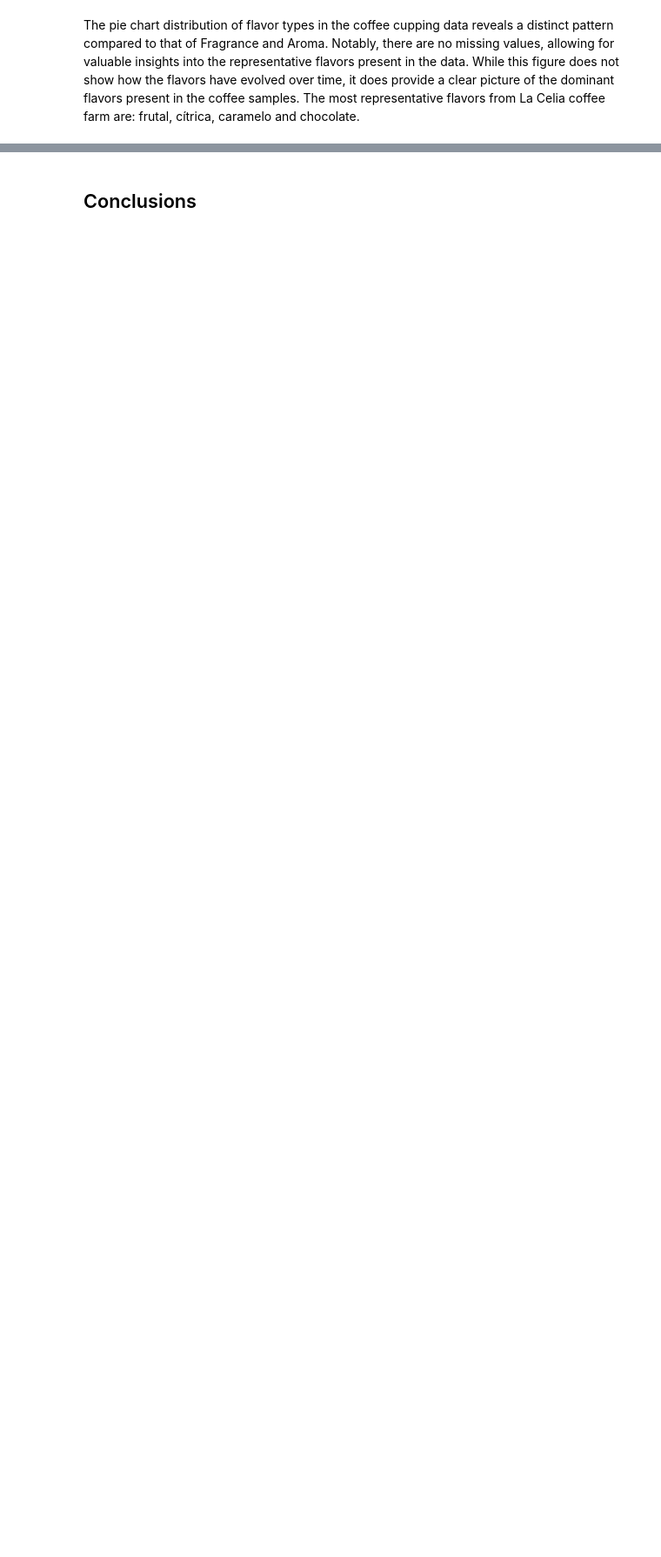
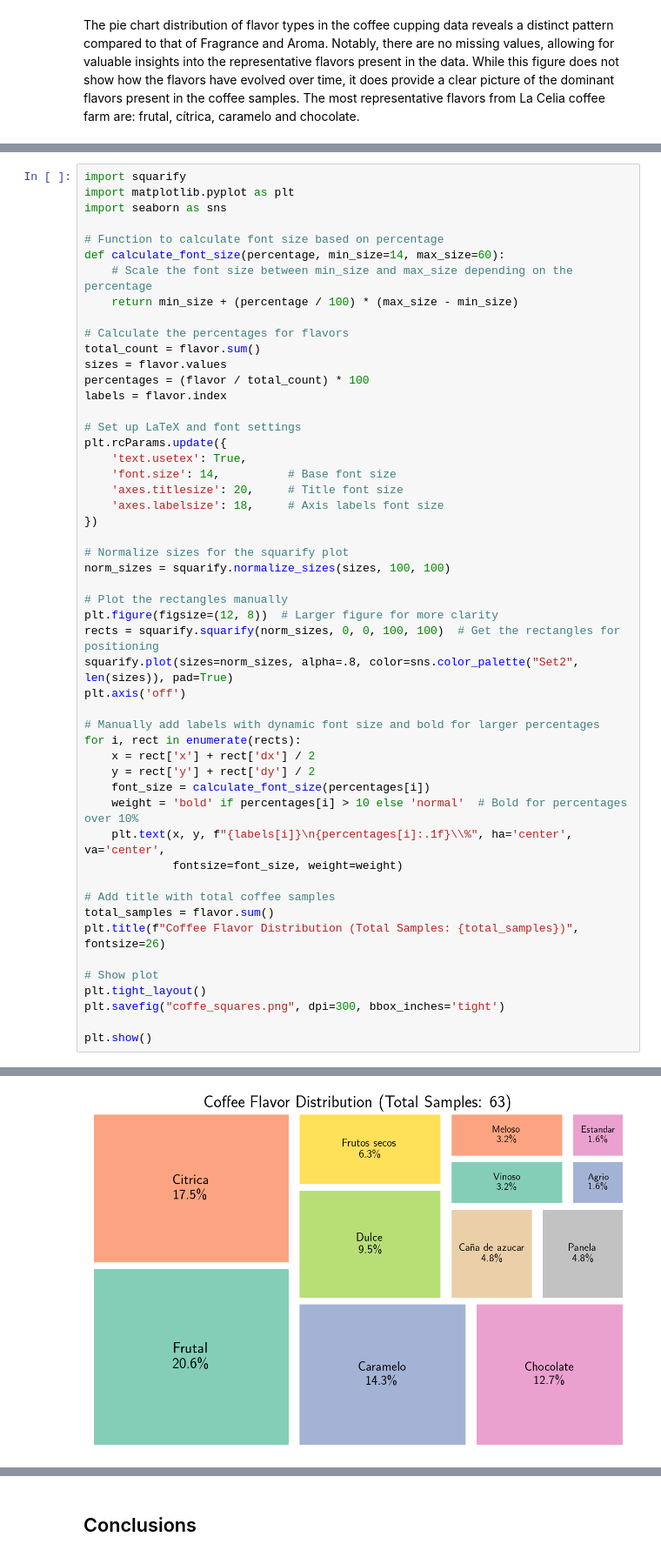
Before and after one commit to SRam3/Coffee_flavors_analyzer, a Jupyter notebook: notebooks/data_analysis.ipynb, the cells around one changed output, grey strips where cells are left out. Shown at 87% size. Cells and saved outputs as stored; diff of their text form; blank space fills up the shorter version.

```diff
--- a/notebooks/data_analysis.ipynb
+++ b/notebooks/data_analysis.ipynb
@@ -336,0 +367,52 @@ The most representative flavors from La Celia coffee farm are: frutal, cítrica,
+# %%
+import squarify
+import matplotlib.pyplot as plt
+import seaborn as sns
+
+# Function to calculate font size based on percentage
+def calculate_font_size(percentage, min_size=14, max_size=60):
+    # Scale the font size between min_size and max_size depending on the percentage
+    return min_size + (percentage / 100) * (max_size - min_size)
+
+# Calculate the percentages for flavors
+total_count = flavor.sum()
+sizes = flavor.values
+percentages = (flavor / total_count) * 100
+labels = flavor.index
+
+# Set up LaTeX and font settings
+plt.rcParams.update({
+    'text.usetex': True,
+    'font.size': 14,          # Base font size
+    'axes.titlesize': 20,     # Title font size
+    'axes.labelsize': 18,     # Axis labels font size
+})
+
+# Normalize sizes for the squarify plot
+norm_sizes = squarify.normalize_sizes(sizes, 100, 100)
+
+# Plot the rectangles manually
+plt.figure(figsize=(12, 8))  # Larger figure for more clarity
+rects = squarify.squarify(norm_sizes, 0, 0, 100, 100)  # Get the rectangles for positioning
+squarify.plot(sizes=norm_sizes, alpha=.8, color=sns.color_palette("Set2", len(sizes)), pad=True)
+plt.axis('off')
+
+# Manually add labels with dynamic font size and bold for larger percentages
+for i, rect in enumerate(rects):
+    x = rect['x'] + rect['dx'] / 2
+    y = rect['y'] + rect['dy'] / 2
+    font_size = calculate_font_size(percentages[i])
+    weight = 'bold' if percentages[i] > 10 else 'normal'  # Bold for percentages over 10%
+    plt.text(x, y, f"{labels[i]}\n{percentages[i]:.1f}\\%", ha='center', va='center',
+             fontsize=font_size, weight=weight)
+
+# Add title with total coffee samples
+total_samples = flavor.sum()
+plt.title(f"Coffee Flavor Distribution (Total Samples: {total_samples})", fontsize=26)
+
+# Show plot
+plt.tight_layout()
+plt.savefig("coffe_squares.png", dpi=300, bbox_inches='tight')
+
+plt.show()
+# %% [output]
@@ -336,0 +420 @@ The most representative flavors from La Celia coffee farm are: frutal, cítrica,
+[figure, added]
```
Also changed, not shown: parts of 14 cells of this notebook, 6 other files.
